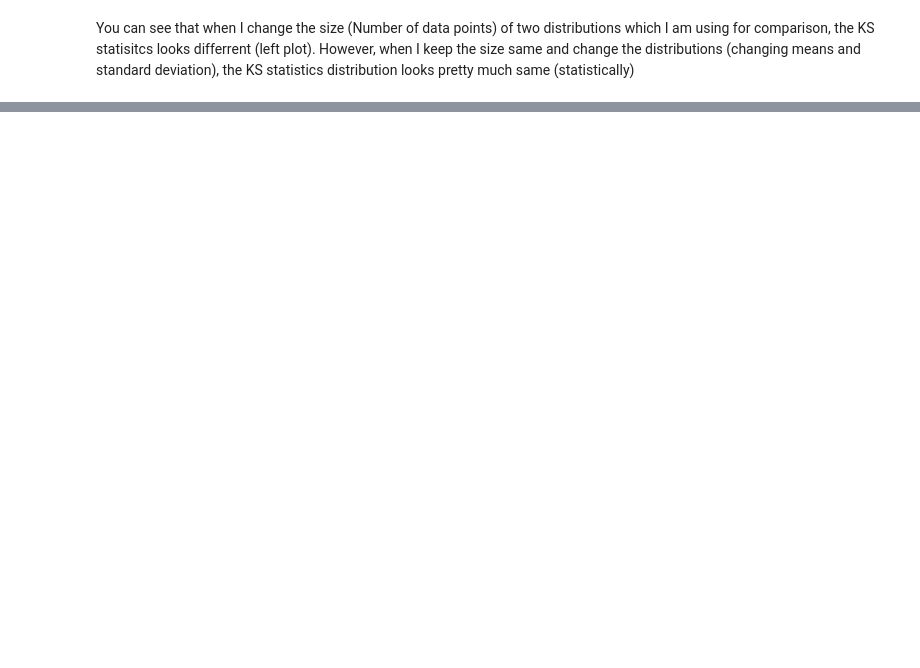
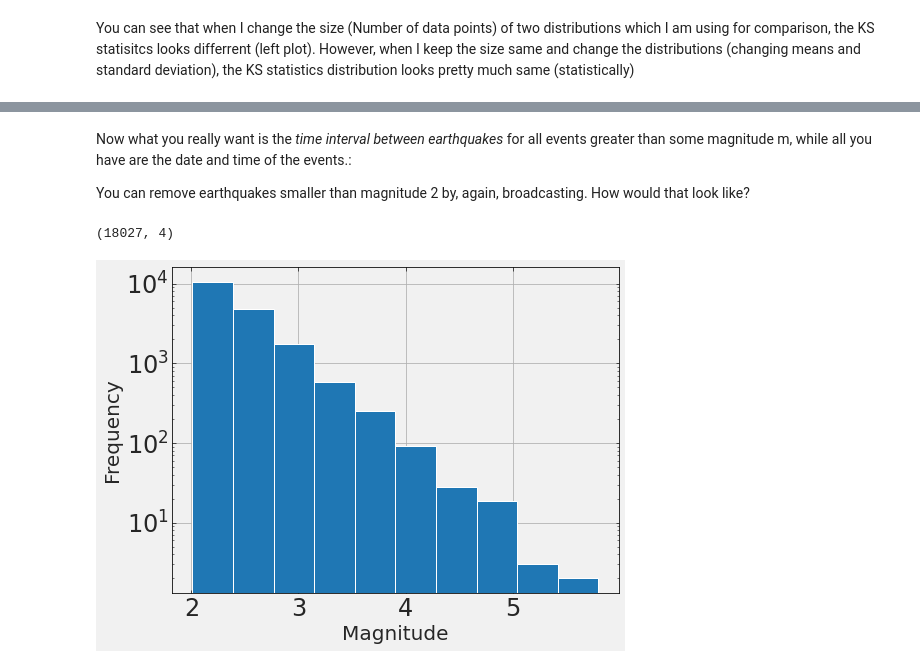
Before and after one commit to skumarudel/DSPS_SKumar, a Jupyter notebook: HW3/Kolmogorov_smirnov_earthquake.ipynb, the cells around one changed output, grey strips where cells are left out. Cells and saved outputs as stored; diff of their text form; code cells hidden in the pictures; blank space fills up the shorter version.

```diff
--- a/HW3/Kolmogorov_smirnov_earthquake.ipynb
+++ b/HW3/Kolmogorov_smirnov_earthquake.ipynb
@@ -75,0 +187,4 @@ You can see that when I change the size (Number of data points) of two distribut
+# %%
+## eqdata[eqdata.datetime.str.contains('60.00',regex=True)]
+eqdata['datetime'] = pd.to_datetime(eqdata[['date', 'time']].agg(' '.join, axis=1).str.replace('60.00', '59.99'))
+eqdata.head()
@@ -75,0 +254,16 @@ You can see that when I change the size (Number of data points) of two distribut
+# %%
+gooddates = (((eqdata.datetime >= ss[0][0]) & (eqdata.datetime <= ss[0][1])) |\
+        # data between start and end of second time period
+        ((eqdata.datetime >=ss [1][0]) & (eqdata.datetime <= ss[1][1])) |\
+        ((eqdata.datetime >=ss [2][0]) & (eqdata.datetime <= ss[2][1])) |\
+        ((eqdata.datetime >=ss [3][0]) & (eqdata.datetime <= ss[3][1])) |\
+        ((eqdata.datetime >=ss [4][0]) & (eqdata.datetime <= ss[4][1])) |\
+        ((eqdata.datetime >=ss [5][0]) & (eqdata.datetime <= ss[5][1])) |\
+        ((eqdata.datetime >=ss [6][0]) & (eqdata.datetime <= ss[6][1])) |\
+        ((eqdata.datetime >=ss [7][0]) & (eqdata.datetime <= ss[7][1])) |\
+        ((eqdata.datetime >=ss [8][0]) & (eqdata.datetime <= ss[8][1])) |\
+        ((eqdata.datetime >=ss [9][0]) & (eqdata.datetime <= ss[9][1])) |\
+        # data between start and end of last time period
+        ((eqdata.datetime >=ss [10][0]) & (eqdata.datetime <= ss[10][1])\
+        ).values)
+gooddates
@@ -75,0 +288,2 @@ You can see that when I change the size (Number of data points) of two distribut
+# %%
+eqGoodData = eqdata.loc[gooddates]
@@ -75,0 +303,18 @@ You can see that when I change the size (Number of data points) of two distribut
+# %% [markdown]
+Now what you really want is the _time interval between earthquakes_ for all events greater than some magnitude m, while all you have are the date and time of the events.:
+
+You can remove earthquakes smaller than magnitude 2 by, again, broadcasting. How would that look like?
+# %%
+eqGoodData = eqGoodData[eqGoodData.mag > 2]
+# %%
+eqGoodData.shape
+# %% [output]
+(18027, 4)
+# %%
+plt.figure(figsize=(8,6))
+eqGoodData.mag.hist()
+plt.yscale('log')
+plt.xlabel('Magnitude')
+plt.ylabel('Frequency');
+# %% [output]
+[figure, added]
```
Also changed, not shown: parts of 39 cells of this notebook.
